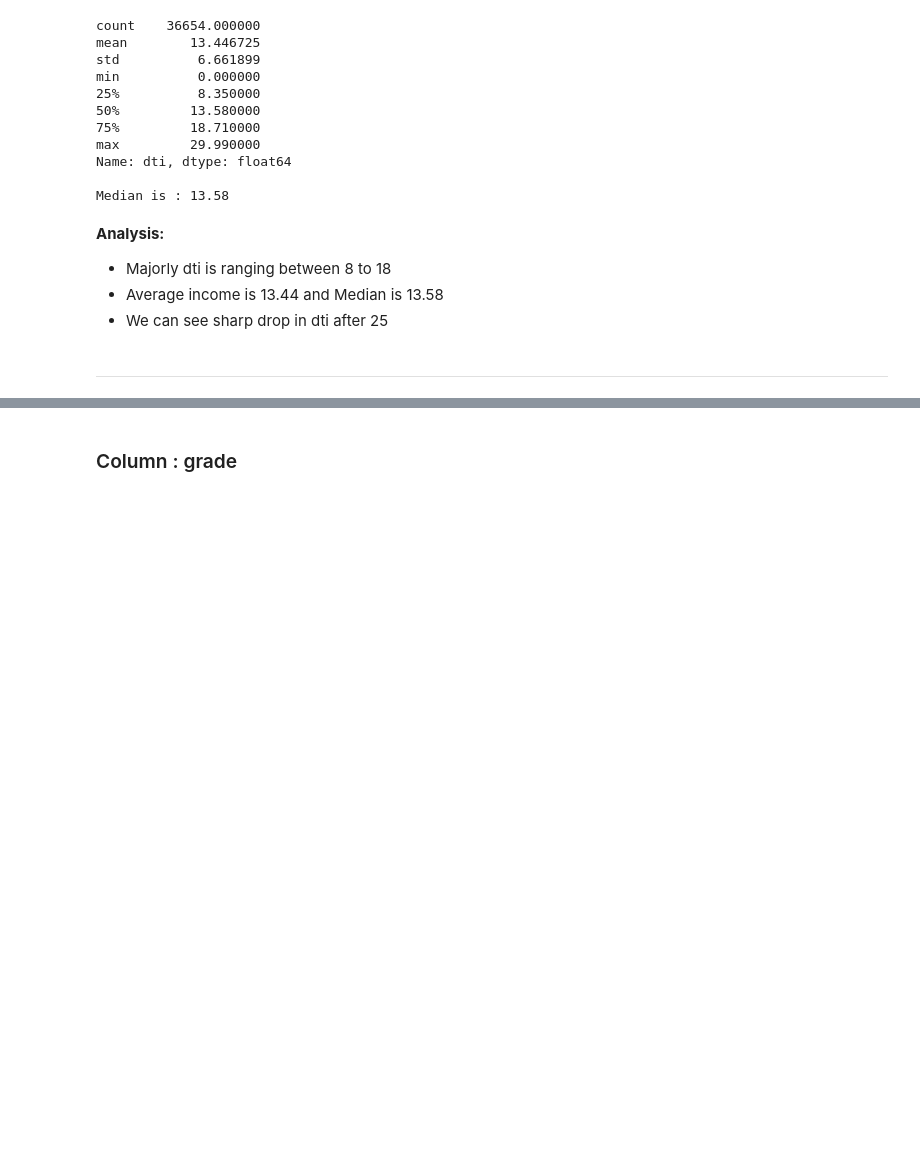
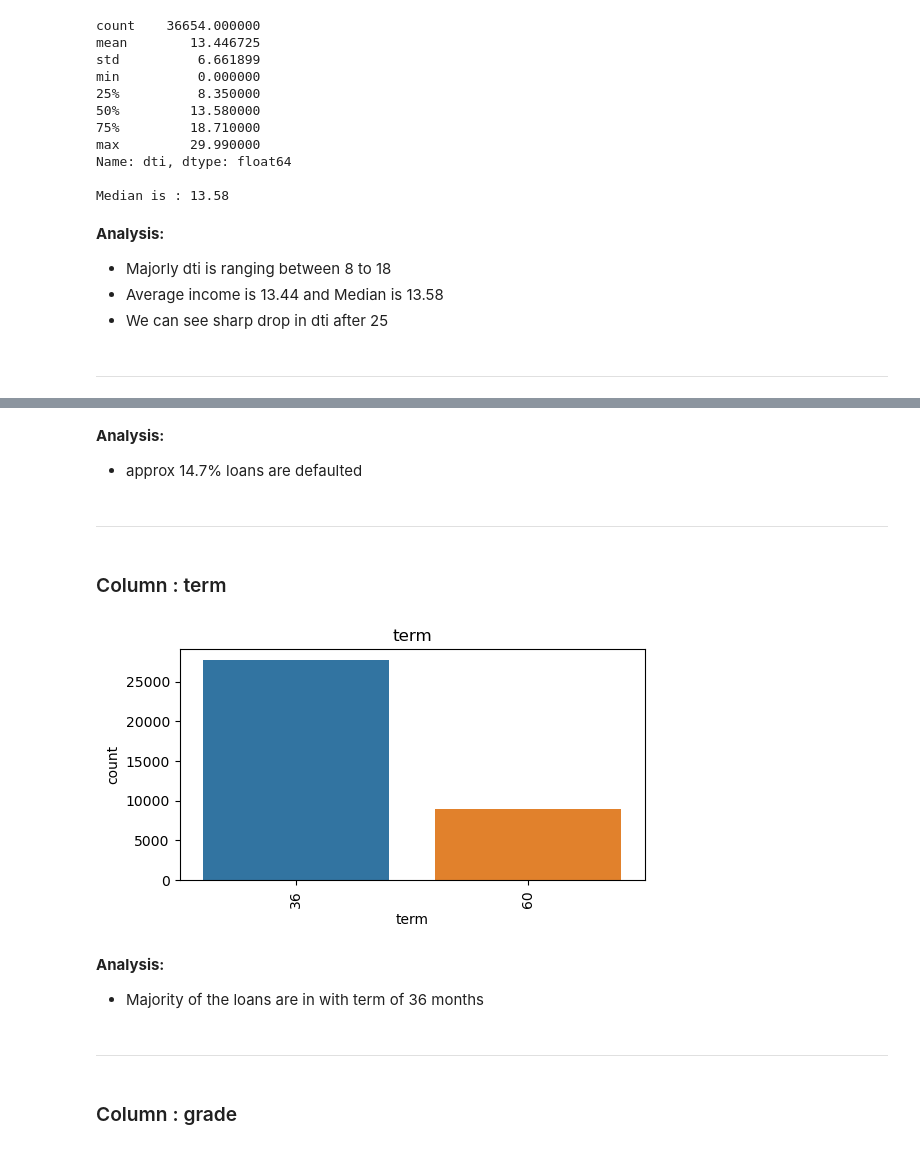
Before and after one commit to vikrampawar88/LendingClub-Case-Study, a Jupyter notebook: Vikram_Pawar.ipynb, the cells around one changed output, grey strips where cells are left out. Saved outputs shown, nothing was run; the diff lists cells and outputs as text; code cells hidden in the pictures; blank space fills up the shorter version.

```diff
--- a/Vikram_Pawar.ipynb
+++ b/Vikram_Pawar.ipynb
@@ -1179,3 +1281,21 @@ __Analysis:__
+# %% [markdown]
+__Analysis:__
+<br>
+- approx 14.7% loans are defaulted
+# %% [markdown]
+---
+# %% [markdown]
+### Column : term
+# %%
+univariate_ordercatvar_analysis('term')
+# %% [output]
+[figure, added]
+# %% [markdown]
+__Analysis:__
+<br>
+- Majority of the loans are in with term of 36 months
+# %% [markdown]
+-----
 # %% [markdown]
 ### Column : grade
 # %%
```
Also changed, not shown: parts of 220 cells of this notebook.
